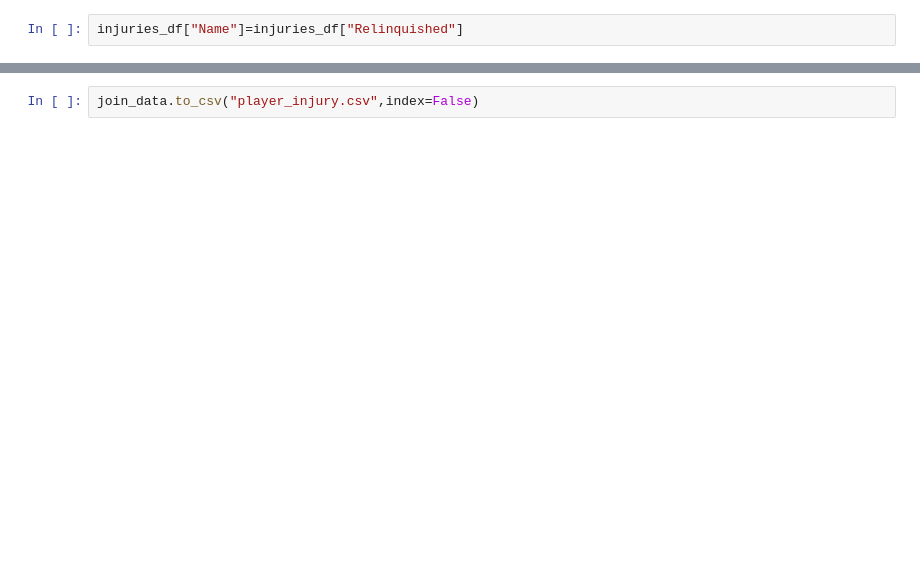
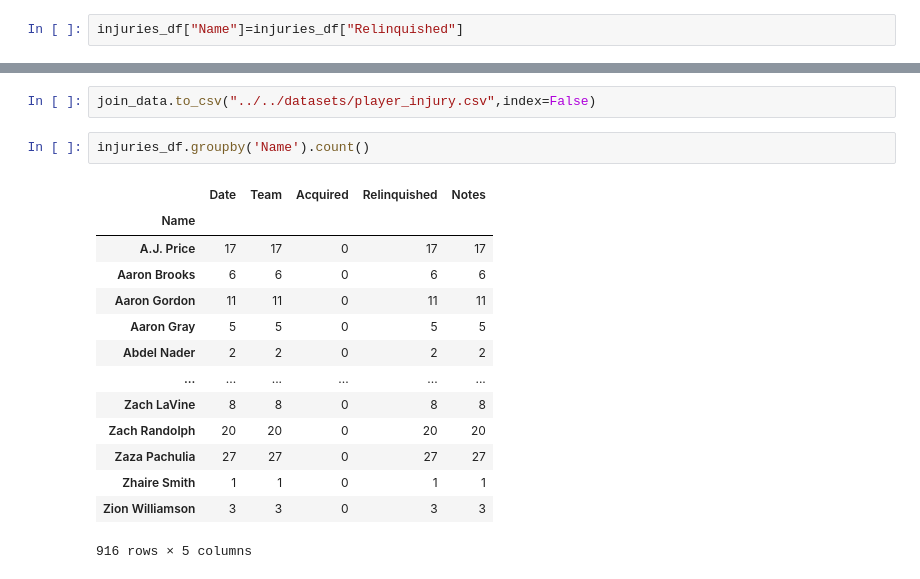
Before and after one commit to Fabiola-C14/Final-Project-NBA-Analysis, a Jupyter notebook: group_files/fabiola/notebooks/join_data.ipynb, the cells around one changed output, grey strips where cells are left out. Drawn from its saved outputs; the diff is of its cells as text; blank space fills up the shorter version.

Commit message:
join data

```diff
--- a/group_files/fabiola/notebooks/join_data.ipynb
+++ b/group_files/fabiola/notebooks/join_data.ipynb
@@ -99,2 +101,19 @@ join_data
 # %%
-join_data.to_csv("player_injury.csv",index=False)
+join_data.to_csv("../../datasets/player_injury.csv",index=False)
+# %%
+injuries_df.groupby('Name').count()
+# %% [output]
+|  | Date | Team | Acquired | Relinquished | Notes |
+| Name |  |  |  |  |  |
+| A.J. Price | 17 | 17 | 0 | 17 | 17 |
+| Aaron Brooks | 6 | 6 | 0 | 6 | 6 |
+| Aaron Gordon | 11 | 11 | 0 | 11 | 11 |
+| Aaron Gray | 5 | 5 | 0 | 5 | 5 |
+| Abdel Nader | 2 | 2 | 0 | 2 | 2 |
+| ... | ... | ... | ... | ... | ... |
+| Zach LaVine | 8 | 8 | 0 | 8 | 8 |
+| Zach Randolph | 20 | 20 | 0 | 20 | 20 |
+| Zaza Pachulia | 27 | 27 | 0 | 27 | 27 |
+| Zhaire Smith | 1 | 1 | 0 | 1 | 1 |
+| Zion Williamson | 3 | 3 | 0 | 3 | 3 |
+916 rows × 5 columns
```
Also changed, not shown: parts of 7 cells of this notebook, 5 other files.
